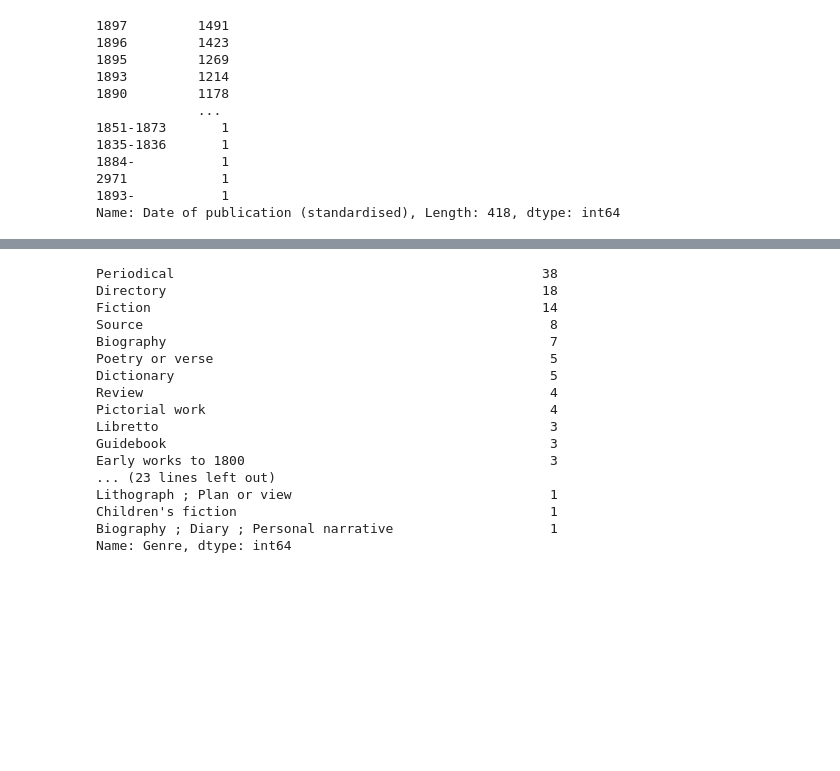
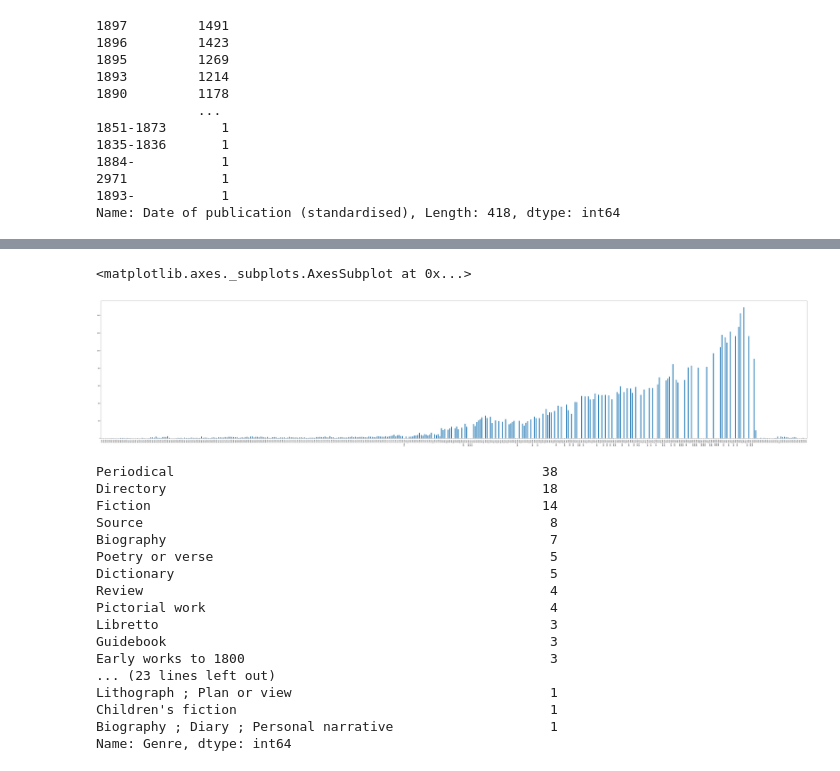
Before and after one commit to BL-Labs/Jupyter-notebooks-projects-using-BL-Sources, a Jupyter notebook: Microsoft19thCenturyBooks/base.ipynb, the cells around one changed output, grey strips where cells are left out. Drawn from its saved outputs; the diff is of its cells as text; code cells hidden in the pictures; blank space fills up the shorter version.

```diff
--- a/Microsoft19thCenturyBooks/base.ipynb
+++ b/Microsoft19thCenturyBooks/base.ipynb
@@ -63,0 +70,7 @@ Name: Date of publication (standardised), Length: 418, dtype: int64
+# %%
+# another way to calculate the count of the number of records per date of publication -- this time sorting by value of the field, instead of the default counts value
+
+CountPerYear = pd.value_counts(df["Date of publication (standardised)"].values, sort=False).sort_index()
+# equivalent to > CountPerYear = df["Date of publication (standardised)"].value_counts().sort_index()
+
+CountPerYear
@@ -64,3 +90,10 @@ Name: Date of publication (standardised), Length: 418, dtype: int64
+# %%
+# ploting it now it allows to have a better view of the evolution over the years -- peak value: year 1897 = 1491 entries
+
+CountPerYear.plot.bar(figsize=(100,20))
+# %% [output]
+<matplotlib.axes._subplots.AxesSubplot at 0x...>
+[figure, added]
 # %%
 # top of Genre
 
```
Also changed, not shown: parts of 2 cells of this notebook.
